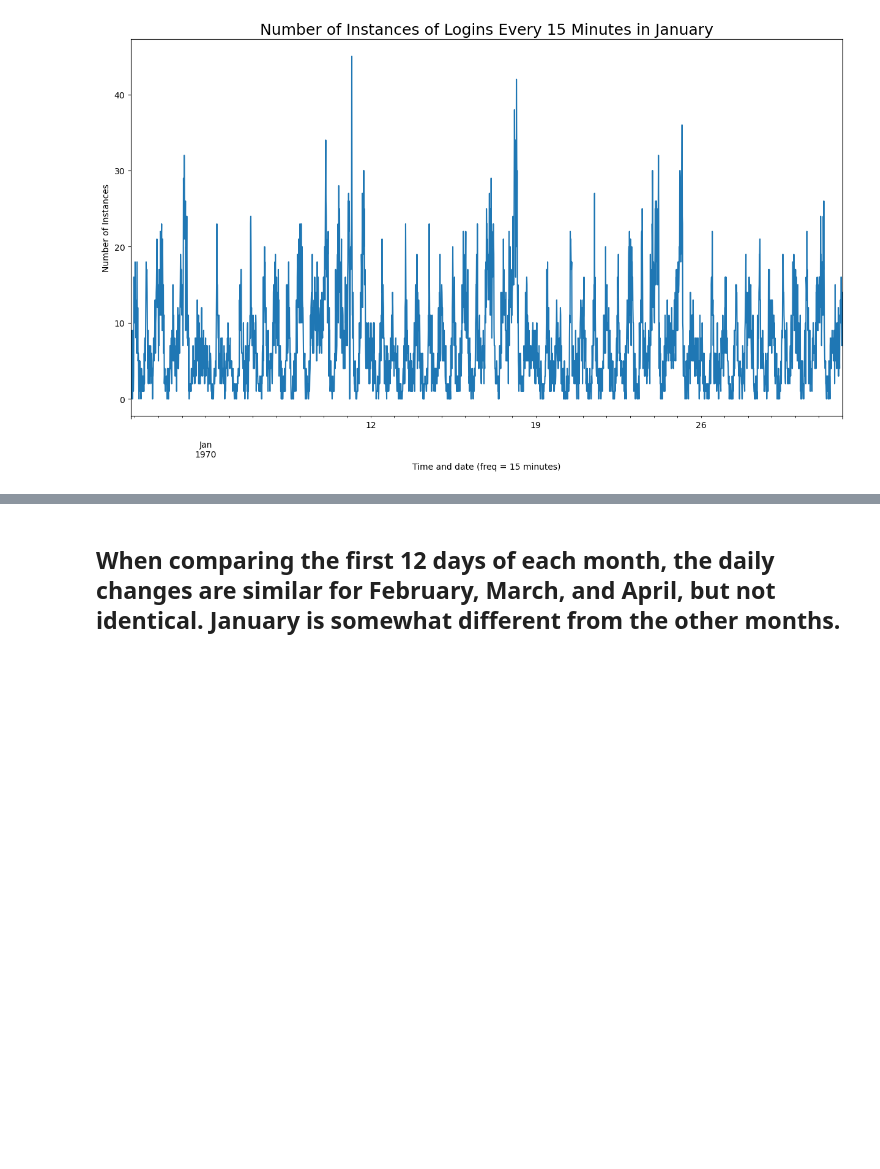
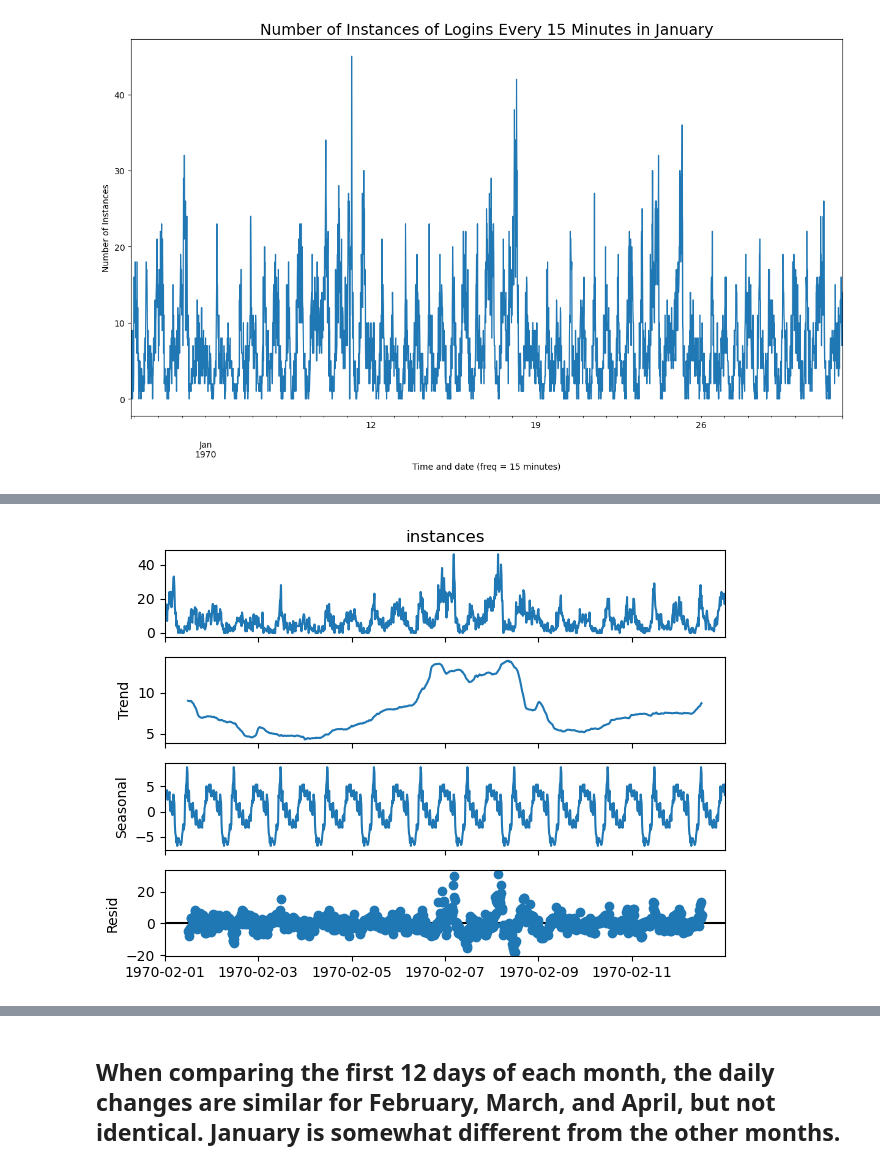
Before and after one commit to keb101/Image-Classification-Indian-Clothing, a Jupyter notebook: ultimate_challenge/Take-Home_Challenge_logins.ipynb, the cells around one changed output, grey strips where cells are left out. Drawn from its saved outputs; the diff is of its cells as text; code cells hidden in the pictures; blank space fills up the shorter version.

```diff
--- a/ultimate_challenge/Take-Home_Challenge_logins.ipynb
+++ b/ultimate_challenge/Take-Home_Challenge_logins.ipynb
@@ -152,9 +152,11 @@ df15f = df15.loc['1970-2-1':'1970-2-12']
 # %%
 # Decomposing times series
 y = df15f.instances
 period = 4 * 24
 decompositionf = sm.tsa.seasonal_decompose(y, period=period)
-_ = decompositionf1.plot()
+_ = decompositionf.plot()
+# %% [output]
+[figure, added]
 # %%
 # Getting data for the first 12 days of March
 df15m = df15.loc['1970-3-1':'1970-3-12']
```
Also changed, not shown: parts of 8 cells of this notebook.
